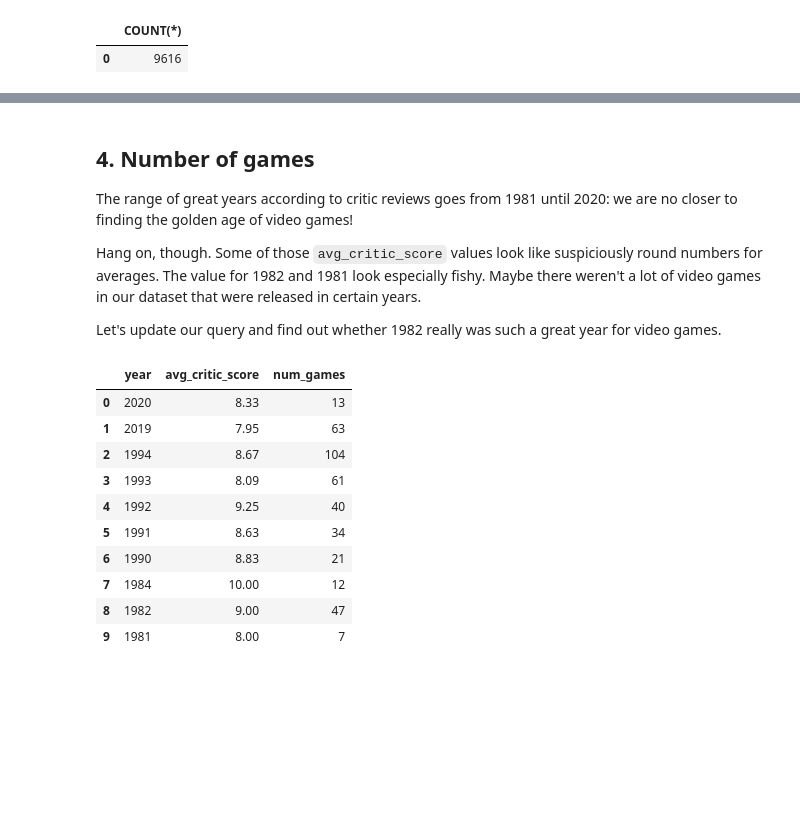
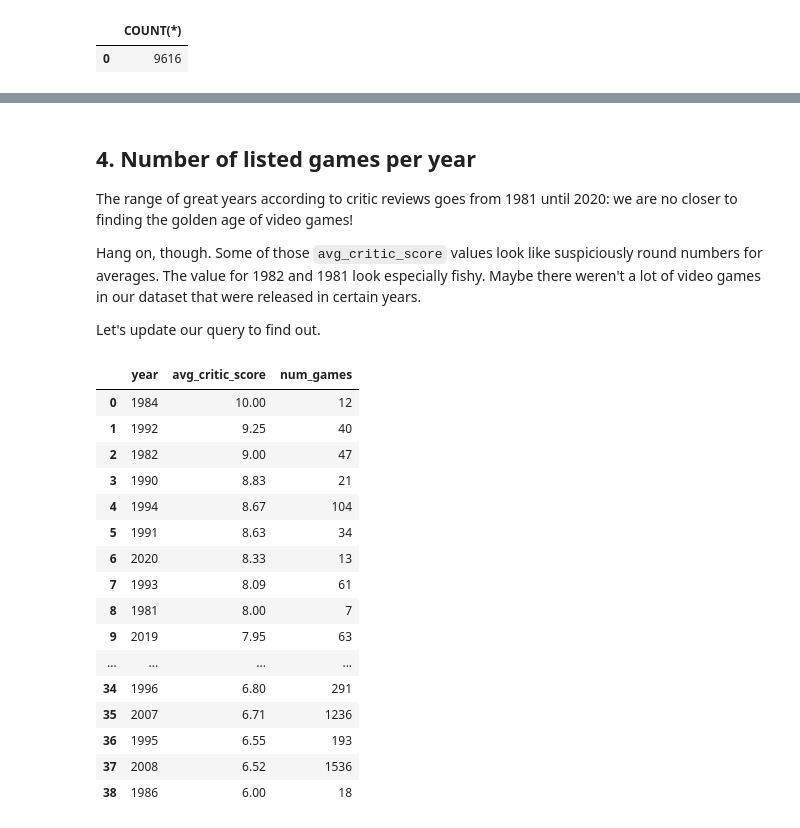
Before and after one commit to kbdv/videogame_sales, a Jupyter notebook: Python-SQL_BestVideoGames.ipynb, the cells around one changed output, grey strips where cells are left out. Drawn from its saved outputs; the diff is of its cells as text; code cells hidden in the pictures; blank space fills up the shorter version.

```diff
--- a/Python-SQL_BestVideoGames.ipynb
+++ b/Python-SQL_BestVideoGames.ipynb
@@ -142,41 +140,59 @@ display(pd.read_sql(query2, con=e))
 # %% [markdown]
-## 4. Number of games
+## 4. Number of listed games per year
 <p>The range of great years according to critic reviews goes from 1981 until 2020: we are no closer to finding the golden age of video games! </p>
 <p>Hang on, though. Some of those <code>avg_critic_score</code> values look like suspiciously round numbers for averages. The value for 1982 and 1981 look especially fishy. Maybe there weren't a lot of video games in our dataset that were released in certain years. </p>
-<p>Let's update our query and find out whether 1982 really was such a great year for video games.</p>
+<p>Let's update our query to find out.</p>
 # %%
 # Update the query to add a count of games released in each year called num_games
-# Update the query so that it only returns years that have more than four reviewed games
 
 query='''
+SELECT
+    year,
+    ROUND(AVG(critic_score), 2) AS avg_critic_score,
+    COUNT(game) AS num_games
+FROM reviews
+NATURAL JOIN game_sales
+GROUP BY year
+    HAVING AVG(critic_score) IS NOT NULL
+ORDER BY avg_critic_score DESC;
+'''
+
+
+# Now update the query so that it only returns years that have more than 100 reviewed games
+query2='''
 SELECT *
 FROM(
     SELECT
         year,
         ROUND(AVG(critic_score), 2) AS avg_critic_score,
         COUNT(game) AS num_games
     FROM reviews
     NATURAL JOIN game_sales
     GROUP BY year
-        HAVING COUNT(game) > 4 AND AVG(critic_score) IS NOT NULL
+        HAVING COUNT(game) > 100 AND AVG(critic_score) IS NOT NULL
     ORDER BY avg_critic_score DESC
-    LIMIT 10
     )
 ORDER BY year DESC;
 '''
 
 display(pd.read_sql(query, con=e))
 # %% [output]
 |  | year | avg_critic_score | num_games |
-| 0 | 2020 | 8.33 | 13 |
-| 1 | 2019 | 7.95 | 63 |
-| 2 | 1994 | 8.67 | 104 |
-| 3 | 1993 | 8.09 | 61 |
-| 4 | 1992 | 9.25 | 40 |
+| 0 | 1984 | 10.00 | 12 |
+| 1 | 1992 | 9.25 | 40 |
+| 2 | 1982 | 9.00 | 47 |
+| 3 | 1990 | 8.83 | 21 |
+| 4 | 1994 | 8.67 | 104 |
 | 5 | 1991 | 8.63 | 34 |
-| 6 | 1990 | 8.83 | 21 |
-| 7 | 1984 | 10.00 | 12 |
-| 8 | 1982 | 9.00 | 47 |
-| 9 | 1981 | 8.00 | 7 |
+| 6 | 2020 | 8.33 | 13 |
+| 7 | 1993 | 8.09 | 61 |
+| 8 | 1981 | 8.00 | 7 |
+| 9 | 2019 | 7.95 | 63 |
+| ... | ... | ... | ... |
+| 34 | 1996 | 6.80 | 291 |
+| 35 | 2007 | 6.71 | 1236 |
+| 36 | 1995 | 6.55 | 193 |
+| 37 | 2008 | 6.52 | 1536 |
+| 38 | 1986 | 6.00 | 18 |
 # %% [markdown]
 ## 5. Years that dropped off the critics' favorites list
```
Also changed, not shown: parts of 13 cells of this notebook, 3 other files.
